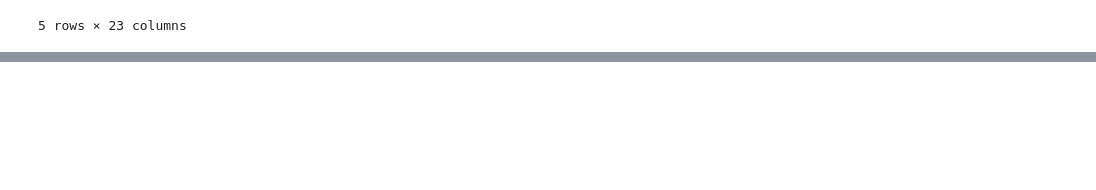
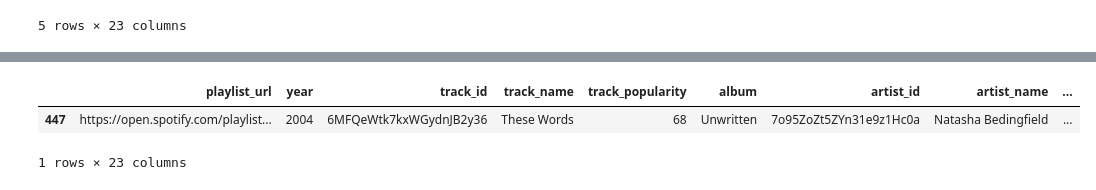
Before and after one commit to fxcollot/SpotifyUnsupervised, a Jupyter notebook: Astrid.ipynb, the cells around one changed output, grey strips where cells are left out. Cells and saved outputs as stored; diff of their text form; code cells hidden in the pictures; blank space fills up the shorter version.

```diff
--- a/Astrid.ipynb
+++ b/Astrid.ipynb
@@ -55,0 +97,7 @@ plt.show()
+# %%
+spotify[spotify.isna().any(axis=1)]
+# Une seule ligne avec des valeurs Na = ligne 447
+# %% [output]
+|  | playlist_url | year | track_id | track_name | track_popularity | album | artist_id | artist_name | ... |
+| 447 | https://open.spotify.com/playlist... | 2004 | 6MFQeWtk7kxWGydnJB2y36 | These Words | 68 | Unwritten | 7o95ZoZt5ZYn31e9z1Hc0a | Natasha Bedingfield | ... |
+1 rows × 23 columns
```
Also changed, not shown: parts of 8 cells of this notebook.
